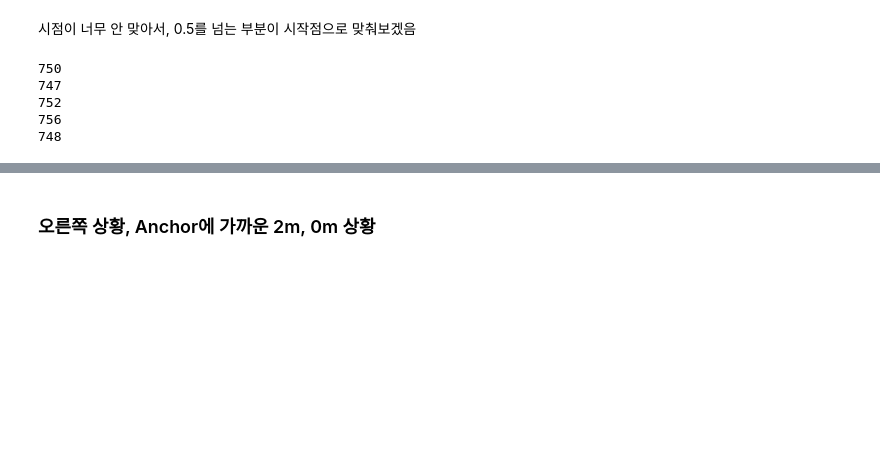
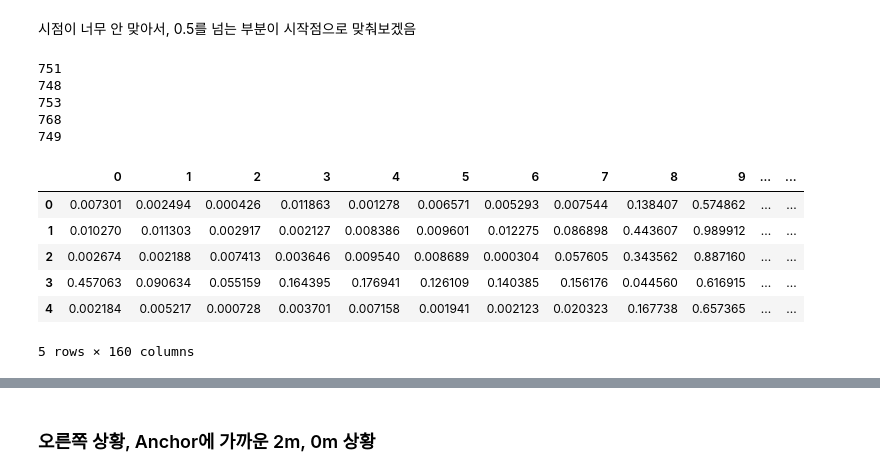
Before and after one commit to jkworldchampion/tag-less_tracking_with_uwb, a Jupyter notebook: cnn_classification.ipynb, the cells around one changed output, grey strips where cells are left out. Saved outputs shown, nothing was run; the diff lists cells and outputs as text; code cells hidden in the pictures; blank space fills up the shorter version.

```diff
--- a/cnn_classification.ipynb
+++ b/cnn_classification.ipynb
@@ -168,10 +172,10 @@ def find_threshold_index(row, threshold=0.5):
 # %%
-# 각 시점이 다른 것을 확인
+# 각각 최대값의 시점이 다른 것을 확인
 for i in range(5):
-    print(find_threshold_index(ra20.iloc[i]))
+    print(find_max_index(ra20.iloc[i]))
 # %% [output]
-750
-747
-752
-756
+751
 748
+753
+768
+749
@@ -177,0 +191,10 @@ for i in range(5):
+# %%
+peak_same_ra20.head(5)
+# %% [output]
+|  | 0 | 1 | 2 | 3 | 4 | 5 | 6 | 7 | 8 | 9 | ... | ... |
+| 0 | 0.007301 | 0.002494 | 0.000426 | 0.011863 | 0.001278 | 0.006571 | 0.005293 | 0.007544 | 0.138407 | 0.574862 | ... | ... |
+| 1 | 0.010270 | 0.011303 | 0.002917 | 0.002127 | 0.008386 | 0.009601 | 0.012275 | 0.086898 | 0.443607 | 0.989912 | ... | ... |
+| 2 | 0.002674 | 0.002188 | 0.007413 | 0.003646 | 0.009540 | 0.008689 | 0.000304 | 0.057605 | 0.343562 | 0.887160 | ... | ... |
+| 3 | 0.457063 | 0.090634 | 0.055159 | 0.164395 | 0.176941 | 0.126109 | 0.140385 | 0.156176 | 0.044560 | 0.616915 | ... | ... |
+| 4 | 0.002184 | 0.005217 | 0.000728 | 0.003701 | 0.007158 | 0.001941 | 0.002123 | 0.020323 | 0.167738 | 0.657365 | ... | ... |
+5 rows × 160 columns
```
Also changed, not shown: parts of 8 cells of this notebook, 9 other files.
